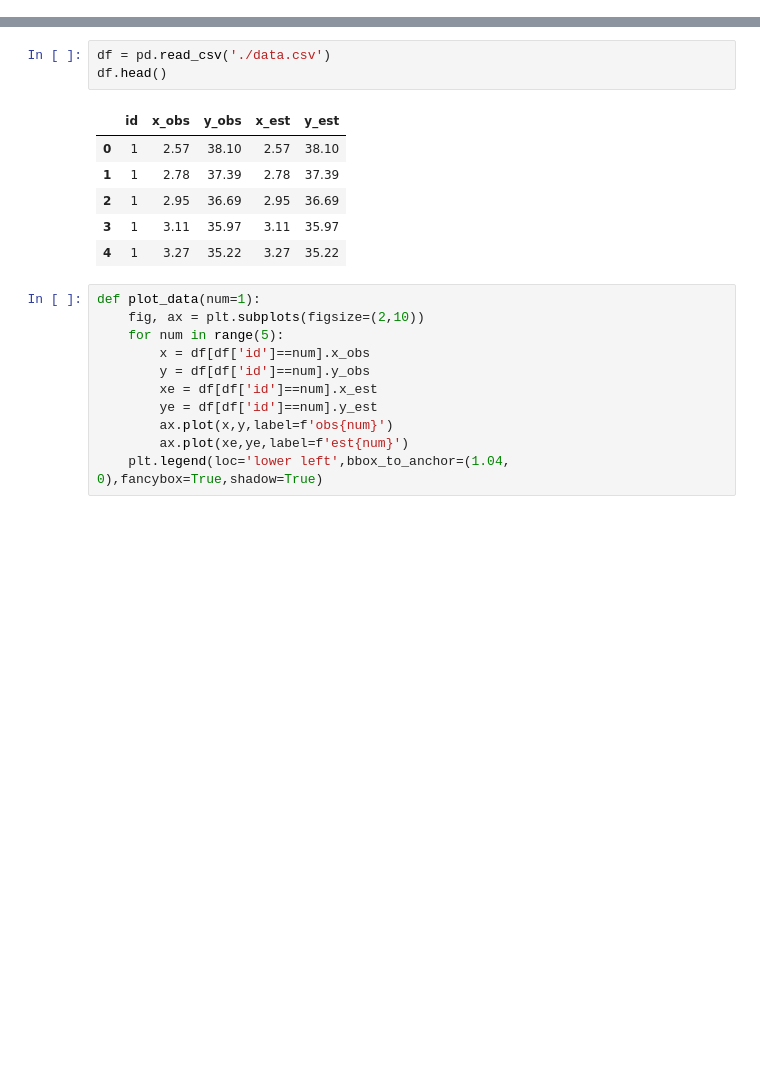
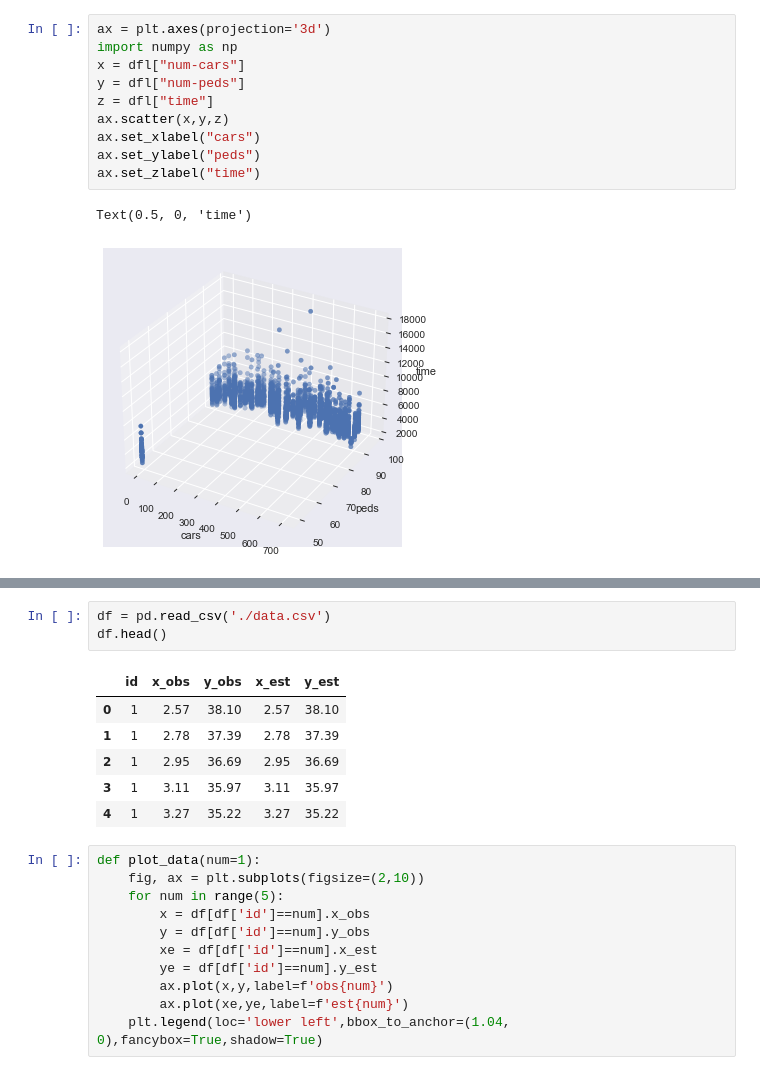
Before and after one commit to erick2307/multimodal-evac, a Jupyter notebook: python/analysis.ipynb, the cells around one changed output, grey strips where cells are left out. Saved outputs shown, nothing was run; the diff lists cells and outputs as text; blank space fills up the shorter version.

```diff
--- a/python/analysis.ipynb
+++ b/python/analysis.ipynb
@@ -14,0 +32,13 @@ plt.plot(dflp["time"],dflp["vmax"],'o')
+# %%
+ax = plt.axes(projection='3d')
+import numpy as np
+x = dfl["num-cars"]
+y = dfl["num-peds"]
+z = dfl["time"]
+ax.scatter(x,y,z)
+ax.set_xlabel("cars")
+ax.set_ylabel("peds")
+ax.set_zlabel("time")
+# %% [output]
+Text(0.5, 0, 'time')
+[figure, added]
```
Also changed, not shown: parts of 27 cells of this notebook, 6 other files.
